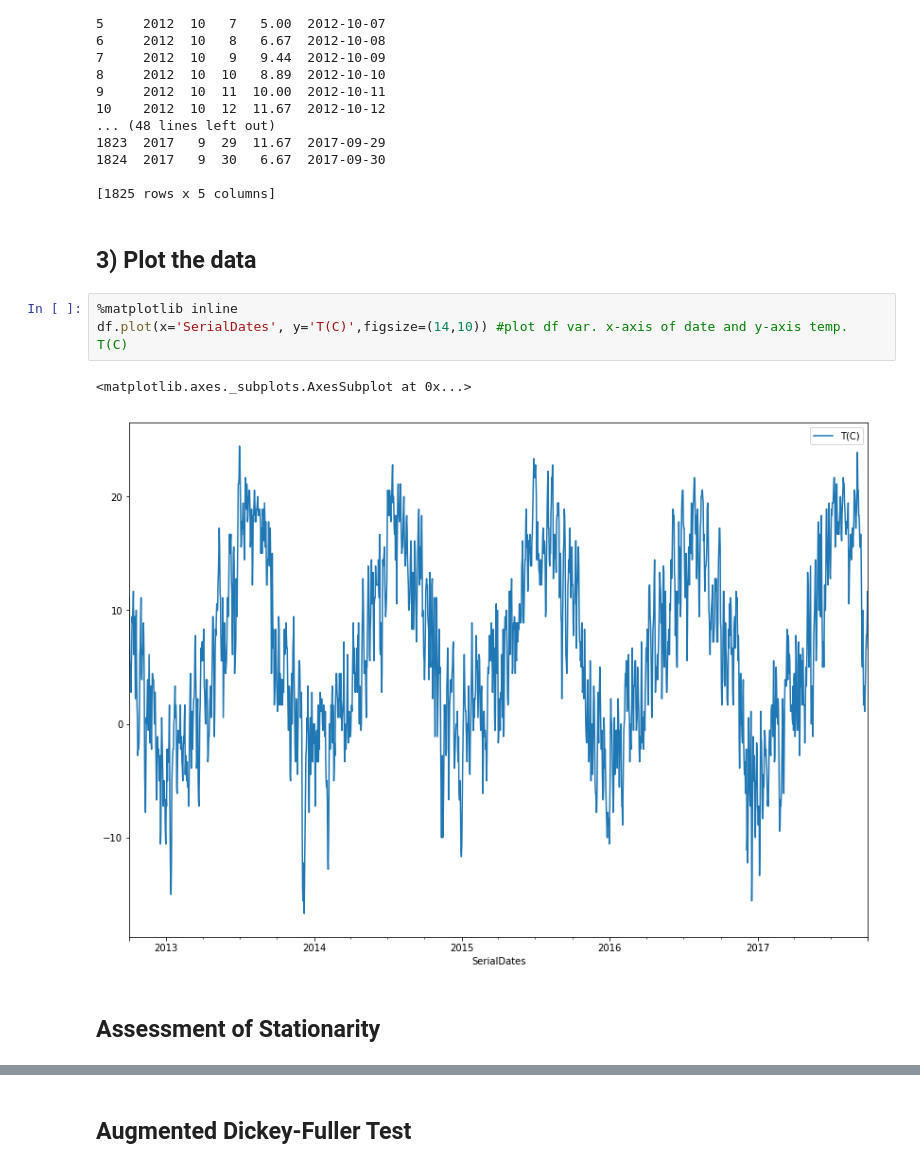
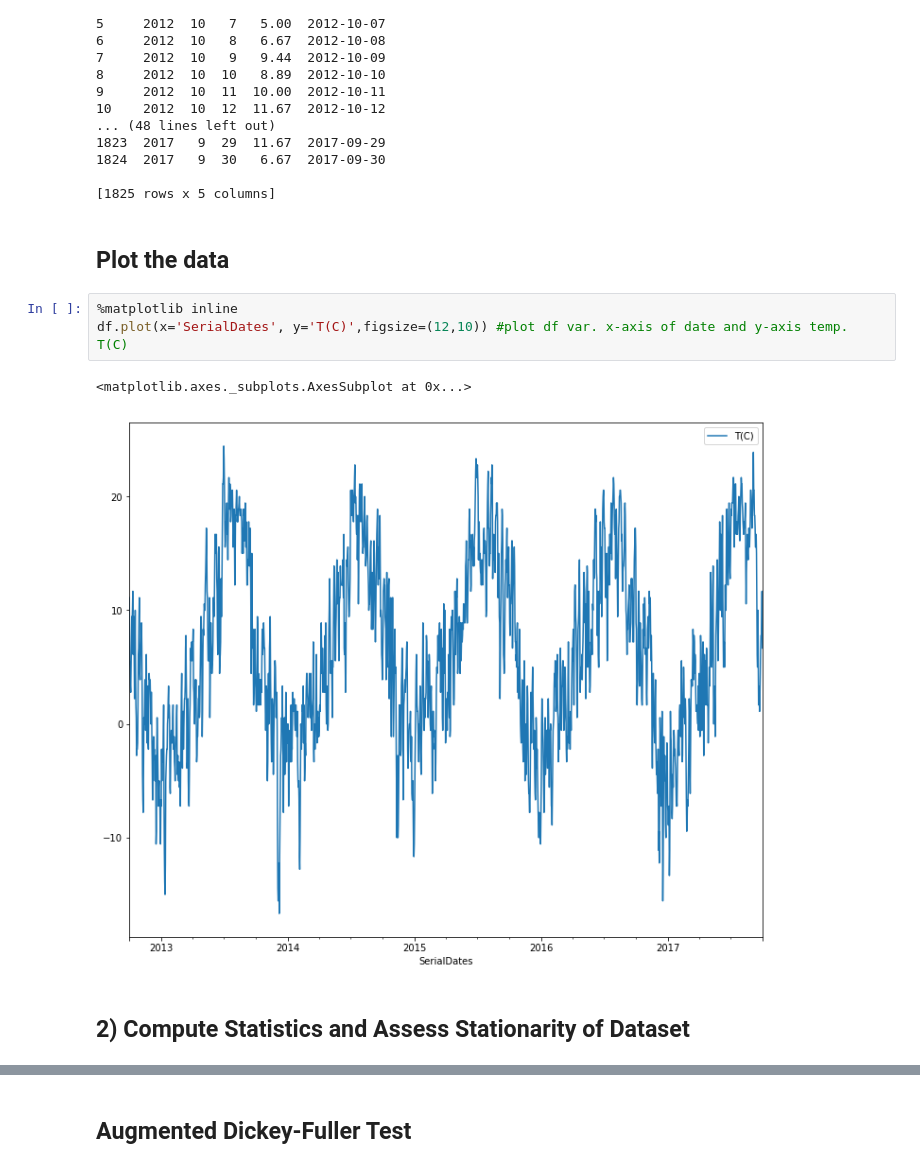
Before and after one commit to zakkhess/GEOS-518-Applied-Hydrologic-Modeling, a Jupyter notebook: LoadData_BB_AirT_analysis.ipynb, the cells around one changed output, grey strips where cells are left out. Saved outputs shown, nothing was run; the diff lists cells and outputs as text.

```diff
--- a/LoadData_BB_AirT_analysis.ipynb
+++ b/LoadData_BB_AirT_analysis.ipynb
@@ -58,15 +63,15 @@ print(df) #show matrix with serial dates datetime var. included
 
 [1825 rows x 5 columns]
 # %% [markdown]
-## 3) Plot the data
+##  Plot the data
 # %%
 %matplotlib inline
-df.plot(x='SerialDates', y='T(C)',figsize=(14,10)) #plot df var. x-axis of date and y-axis temp. T(C)
+df.plot(x='SerialDates', y='T(C)',figsize=(12,10)) #plot df var. x-axis of date and y-axis temp. T(C)
 # %% [output]
 <matplotlib.axes._subplots.AxesSubplot at 0x...>
-[figure, old version]
+[figure, new version]
-# %% [markdown]
-## Assessment of Stationarity
+# %% [markdown]
+## 2) Compute Statistics and Assess Stationarity of Dataset
 # %%
 #Get temp from dataframe
 T = df['T(C)'].values
```
Also changed, not shown: parts of 19 cells of this notebook.
